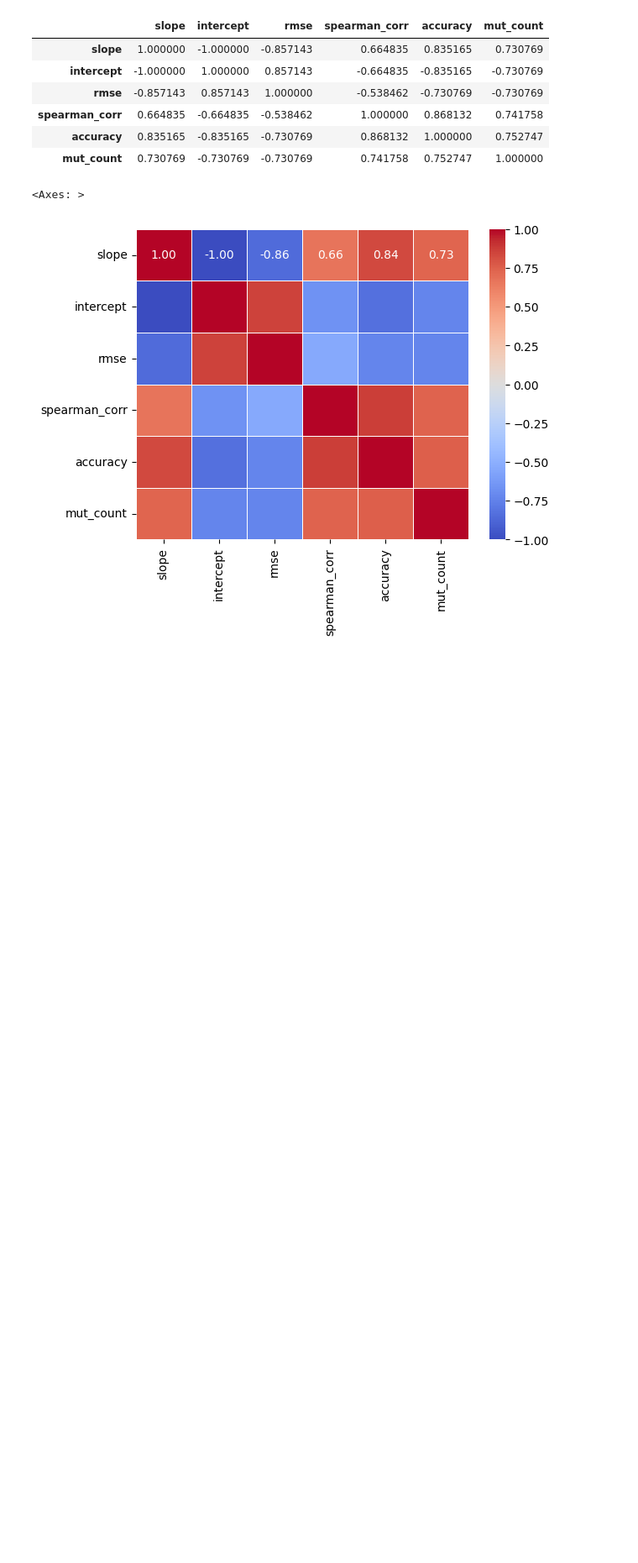
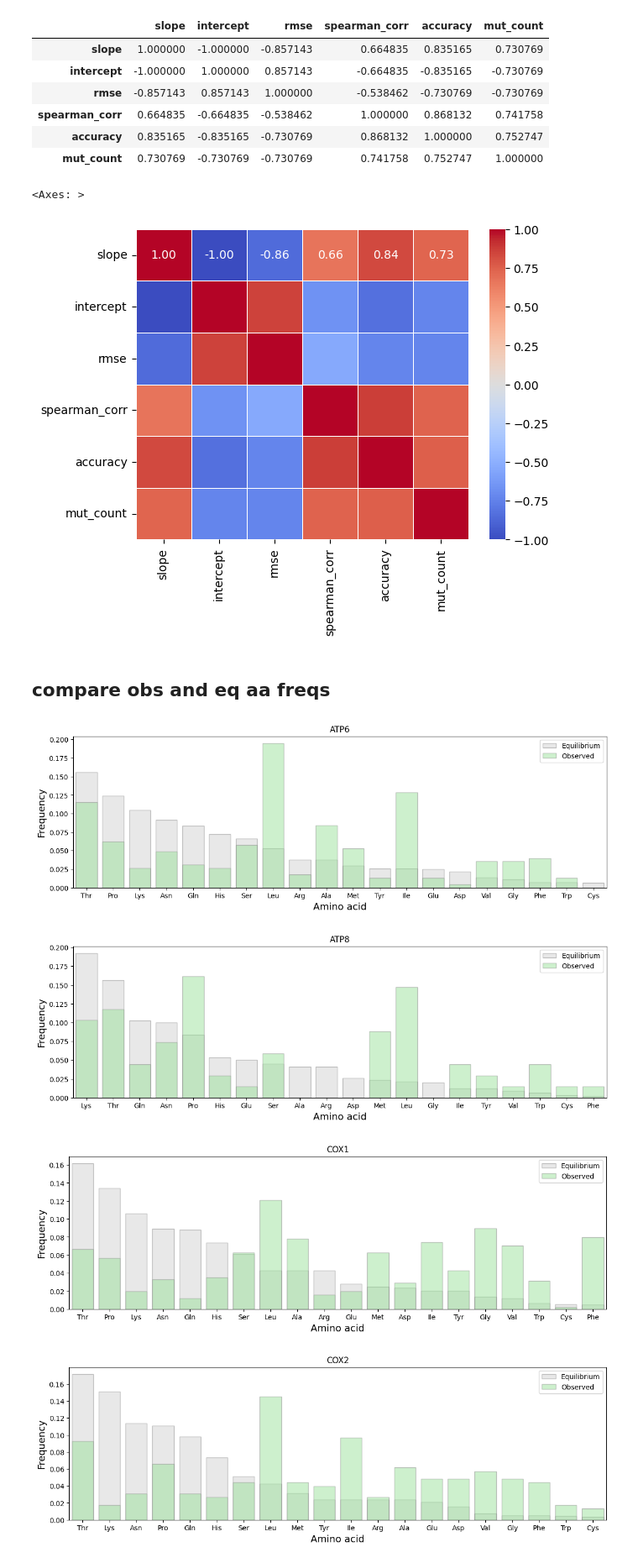
Before and after one commit to mitoclub/AminoAcidShift, a Jupyter notebook: human_germline.ipynb, the cells around one changed output. Shown at 84% size. Cells and saved outputs as stored; diff of their text form; code cells hidden in the pictures; blank space fills up the shorter version.

```diff
--- a/human_germline.ipynb
+++ b/human_germline.ipynb
@@ -272,3 +284,44 @@ sns.heatmap(metrics.corr('spearman'),
 # %% [output]
 <Axes: >
 [figure]
+# %% [markdown]
+## compare obs and eq aa freqs
+# %%
+def plot_obs_vs_eq_aa_freqs(
+        freqs_aa, title='', save_path=None, show=True
+    ):
+    plt.figure(figsize=(14, 4))
+    ax = sns.barplot(freqs_aa, x='aa', y='eq_freq', color='lightgray',
+                    edgecolor=".55", label='Equilibrium', alpha=0.5)
+    sns.barplot(data=freqs_aa, x='aa', y='obs_freq', alpha=0.5,
+                ax=ax, label='Observed', color='lightgreen',
+                edgecolor=".55",)
+    ax.set_title(title)
+    ax.set_ylabel('Frequency', fontsize=14)
+    ax.set_xlabel('Amino acid', fontsize=14)
+    plt.legend()
+    if save_path:
+        plt.savefig(save_path)
+    if show:
+        plt.show()
+    return ax
+# %%
+total_freqs = []
+for gene in spectra_human_megatree.index.unique():
+    _, cur_eq_aa_freqs = get_equilibrium_freqs(
+        spectra_human_megatree.loc[gene], 'MutSpec', gc=2)
+    cur_eq_aa_freqs.columns = ['aa', 'eq_freq']
+    cur_obs_aa_freqs = aa_freqs[gene]
+    cur_eq_aa_freqs['obs_freq'] = cur_eq_aa_freqs['aa'].map(
+        {amino_acid_codes[x]:v for x, v in cur_obs_aa_freqs.items()}
+    ).fillna(0)
+    cur_eq_aa_freqs['obs_freq'] /= cur_eq_aa_freqs['obs_freq'].sum()
+    cur_eq_aa_freqs['gene'] = gene
+    plot_obs_vs_eq_aa_freqs(cur_eq_aa_freqs.sort_values('eq_freq', ascending=False), title=gene)
+    total_freqs.append(cur_eq_aa_freqs)
+total_freqs = pd.concat(total_freqs)
+# %% [output]
+[figure, added]
+[figure, added]
+[figure, added]
+[figure, added]
```
Also changed, not shown: parts of 14 cells of this notebook, 1 other file.
